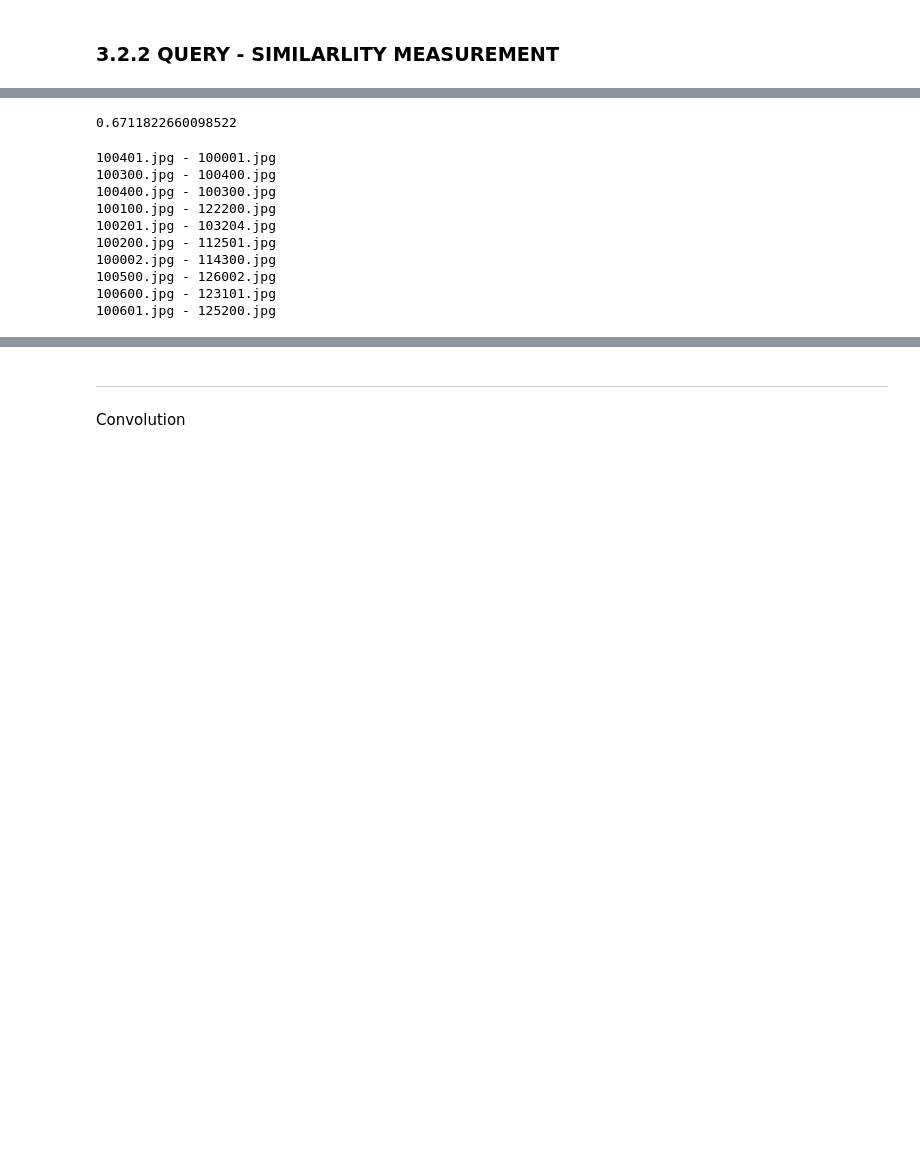
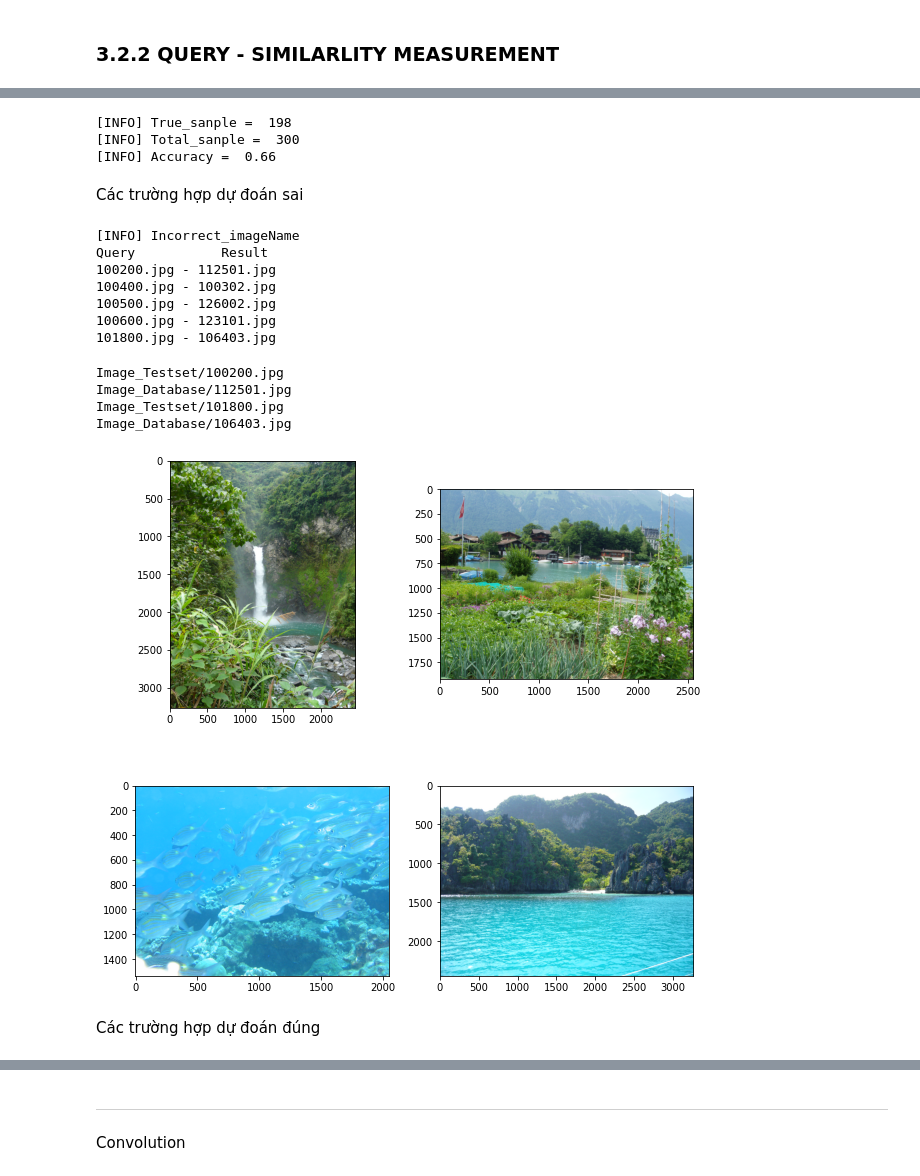
Before and after one commit to pdthuc/Applied-Parallel-Programming, a Jupyter notebook: Group04_AppliedParallelProgramming.ipynb, the cells around one changed output, grey strips where cells are left out. Drawn from its saved outputs; the diff is of its cells as text; code cells hidden in the pictures; blank space fills up the shorter version.

```diff
--- a/Group04_AppliedParallelProgramming.ipynb
+++ b/Group04_AppliedParallelProgramming.ipynb
@@ -408,21 +484,50 @@ Parallel Time : 276.1763098600004
-# %%
-true_val/ total_val
-# %% [output]
-0.6711822660098522
+# %%
+print('[INFO] True_sanple = ', true_val)
+print('[INFO] Total_sanple = ', total_val)
+print('[INFO] Accuracy = ', true_val/total_val)
+# %% [output]
+[INFO] True_sanple =  198
+[INFO] Total_sanple =  300
+[INFO] Accuracy =  0.66
+# %% [markdown]
+Các trường hợp dự đoán sai
 # %%
+print("[INFO] Incorrect_imageName")
+print("Query\t\tResult")
 for i, (key, value) in enumerate(incorrect_imageName.items()):
-  if i == 10:
+  if i == 5:
     break
   print("{} - {}".format(key, value))
 # %% [output]
-100401.jpg - 100001.jpg
-100300.jpg - 100400.jpg
-100400.jpg - 100300.jpg
-100100.jpg - 122200.jpg
-100201.jpg - 103204.jpg
+[INFO] Incorrect_imageName
+Query           Result
 100200.jpg - 112501.jpg
-100002.jpg - 114300.jpg
+100400.jpg - 100302.jpg
 100500.jpg - 126002.jpg
 100600.jpg - 123101.jpg
-100601.jpg - 125200.jpg
+101800.jpg - 106403.jpg
+# %%
+db_image_path = "Image_Database/"
+ts_image_path = "Image_Testset/"
+
+plt.figure(figsize=(10,10))
+
+plt.subplot(2,2,1)
+plt.imshow(getImg(ts_image_path+"100200.jpg"))
+plt.subplot(2,2,2)
+plt.imshow(getImg(db_image_path+"112501.jpg"))
+plt.subplot(2,2,3)
+plt.imshow(getImg(ts_image_path+"101800.jpg"))
+plt.subplot(2,2,4)
+plt.imshow(getImg(db_image_path+"106403.jpg"))
+
+plt.show()
+# %% [output]
+Image_Testset/100200.jpg
+Image_Database/112501.jpg
+Image_Testset/101800.jpg
+Image_Database/106403.jpg
+[figure, added]
+# %% [markdown]
+Các trường hợp dự đoán đúng
 # %%
```
Also changed, not shown: parts of 28 cells of this notebook.
